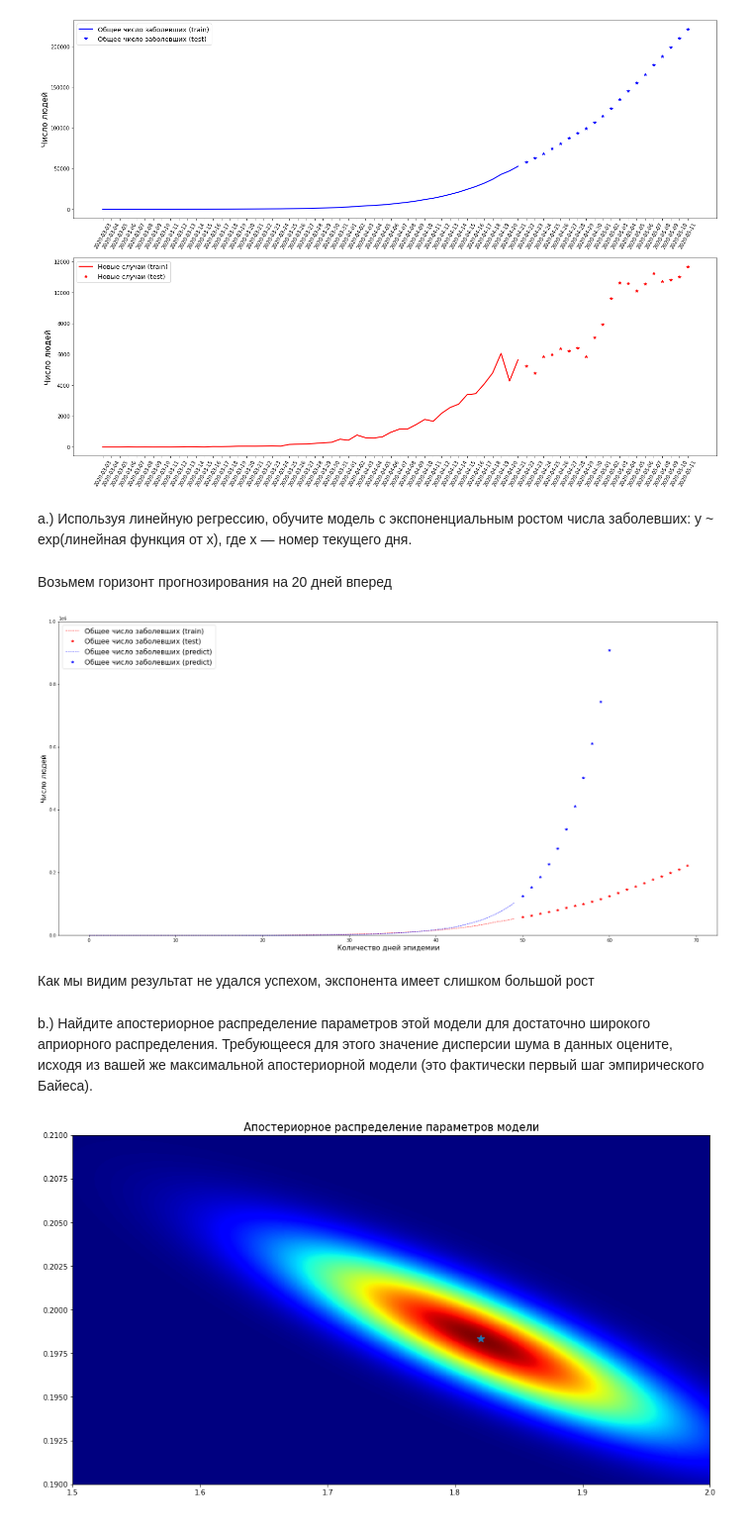
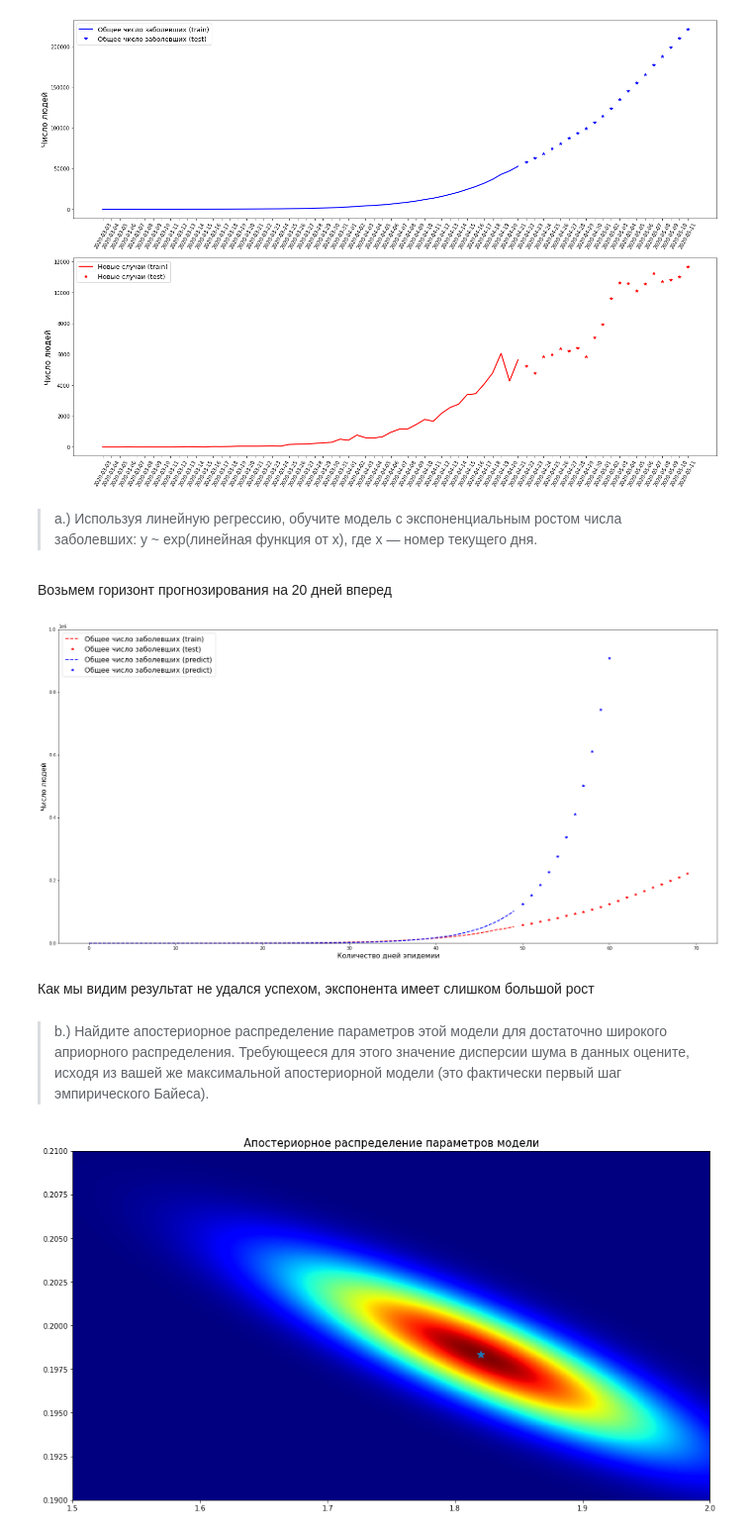
Before and after one commit to KhubbatulinMark/advanced-ml, a Jupyter notebook: homework_1/notebook.ipynb, the cells around one changed output. Shown at 99% size. Drawn from its saved outputs; the diff is of its cells as text; code cells hidden in the pictures.

```diff
--- a/homework_1/notebook.ipynb
+++ b/homework_1/notebook.ipynb
@@ -229,7 +233,7 @@ plt.show()
 # %% [output]
 [figure]
 # %% [markdown]
-   a.) Используя линейную регрессию, обучите модель с экспоненциальным ростом числа заболевших: y ~ exp(линейная функция от x), где x — номер текущего дня.
+> a.) Используя линейную регрессию, обучите модель с экспоненциальным ростом числа заболевших: y ~ exp(линейная функция от x), где x — номер текущего дня.
 # %% [markdown]
 Возьмем горизонт прогнозирования на 20 дней вперед
 # %%
@@ -277,30 +281,30 @@ class MyRegression():
 
         return np.array(results)
 # %%
-model_exp = MyRegression(np.array([0, 0]), 20 * np.array([[1, 0], [0, 1]]))
-model_exp.fit(x_train.reshape(-1, 1), np.log(y_train_total))
+exp_model = MyRegression(np.array([0, 0]), 20 * np.array([[1, 0], [0, 1]]))
+exp_model.fit(x_train.reshape(-1, 1), np.log(y_train_total))
 
-y_train_total_pred = np.exp(model_exp.predict(x_train.reshape(-1, 1)))
-y_test_total_pred = np.exp(model_exp.predict(x_test.reshape(-1, 1)))
+y_train_total_pred = np.exp(exp_model.predict(x_train.reshape(-1, 1)))
+y_test_total_pred = np.exp(exp_model.predict(x_test.reshape(-1, 1)))
 
 fig = plt.figure(figsize=(21, 10))
 axes = fig.add_axes([0, 0, 1, 1])
-axes.plot(x_train, y_train_total, 'r--', linewidth=1, label=f'Общее число заболевших (train)')
-axes.plot(x_test, y_test_total, 'r*', linewidth=1, label=f'Общее число заболевших (test)')
-axes.plot(x_train, y_train_total_pred, 'b--', linewidth=1, label=f'Общее число заболевших (predict)')
-axes.plot(x_test, y_test_total_pred, 'b*', linewidth=1, label=f'Общее число заболевших (predict)')
+axes.plot(x_train, y_train_total, 'r--', linewidth=2, label=f'Общее число заболевших (train)')
+axes.plot(x_test, y_test_total, 'r*', linewidth=2, label=f'Общее число заболевших (test)')
+axes.plot(x_train, y_train_total_pred, 'b--', linewidth=2, label=f'Общее число заболевших (predict)')
+axes.plot(x_test, y_test_total_pred, 'b*', linewidth=2, label=f'Общее число заболевших (predict)')
 axes.set_ylabel('Число людей', fontsize=legend_fontsize)
 axes.set_xlabel('Количество дней эпидемии', fontsize=legend_fontsize)
 axes.set_ylim((0, 10**6))
 axes.legend(fontsize=16)
 
 plt.show()
 # %% [output]
-[figure, old version]
+[figure, new version]
 # %% [markdown]
 Как мы видим результат не удался успехом, экспонента имеет слишком большой рост
 # %% [markdown]
-b.) Найдите апостериорное распределение параметров этой модели для достаточно широкого априорного распределения. Требующееся для этого значение дисперсии шума в данных оцените, исходя из вашей же максимальной апостериорной модели (это фактически первый шаг эмпирического Байеса).
+> b.) Найдите апостериорное распределение параметров этой модели для достаточно широкого априорного распределения. Требующееся для этого значение дисперсии шума в данных оцените, исходя из вашей же максимальной апостериорной модели (это фактически первый шаг эмпирического Байеса).
 # %%
 from scipy.stats import multivariate_normal
 # %%
```
Also changed, not shown: parts of 16 cells of this notebook.
